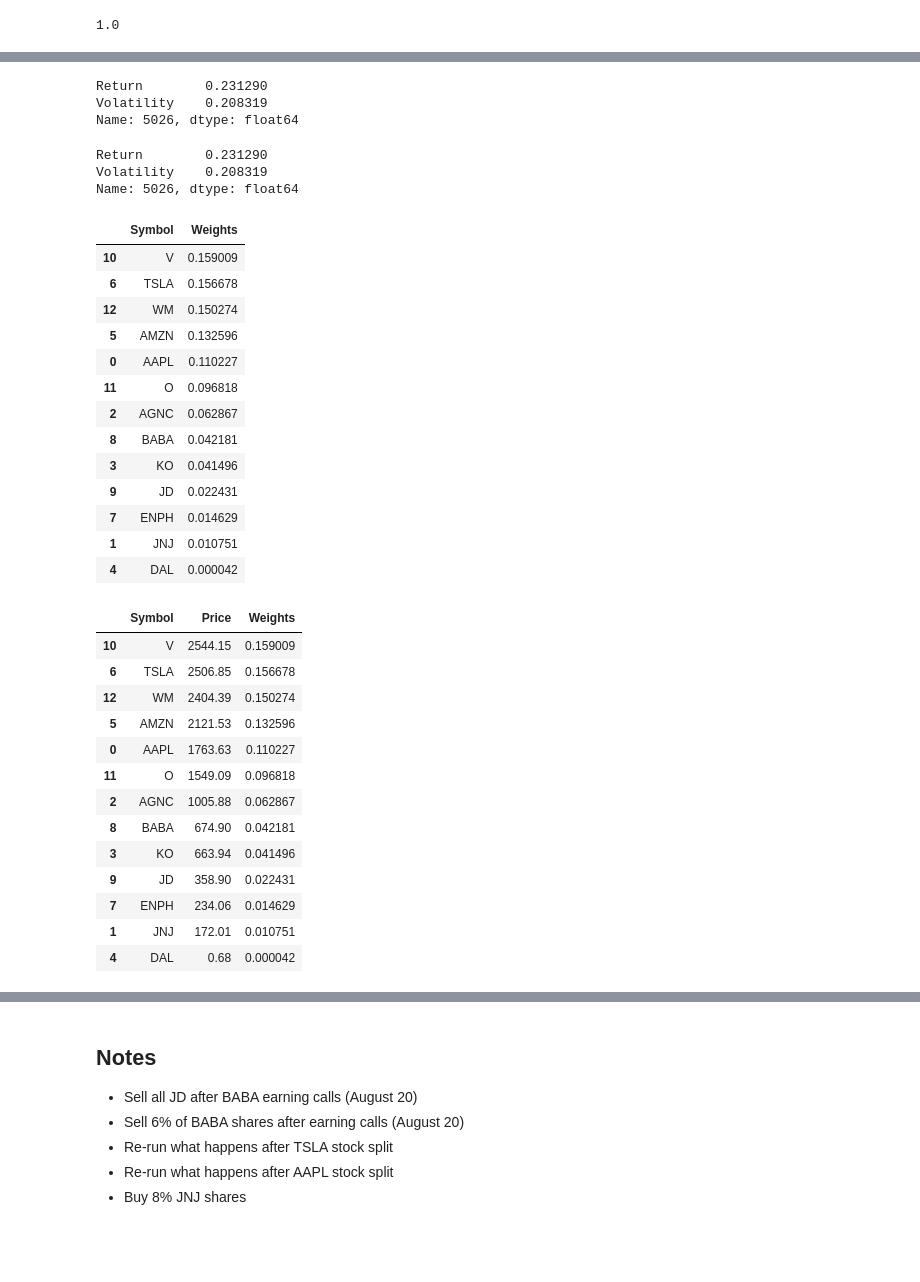
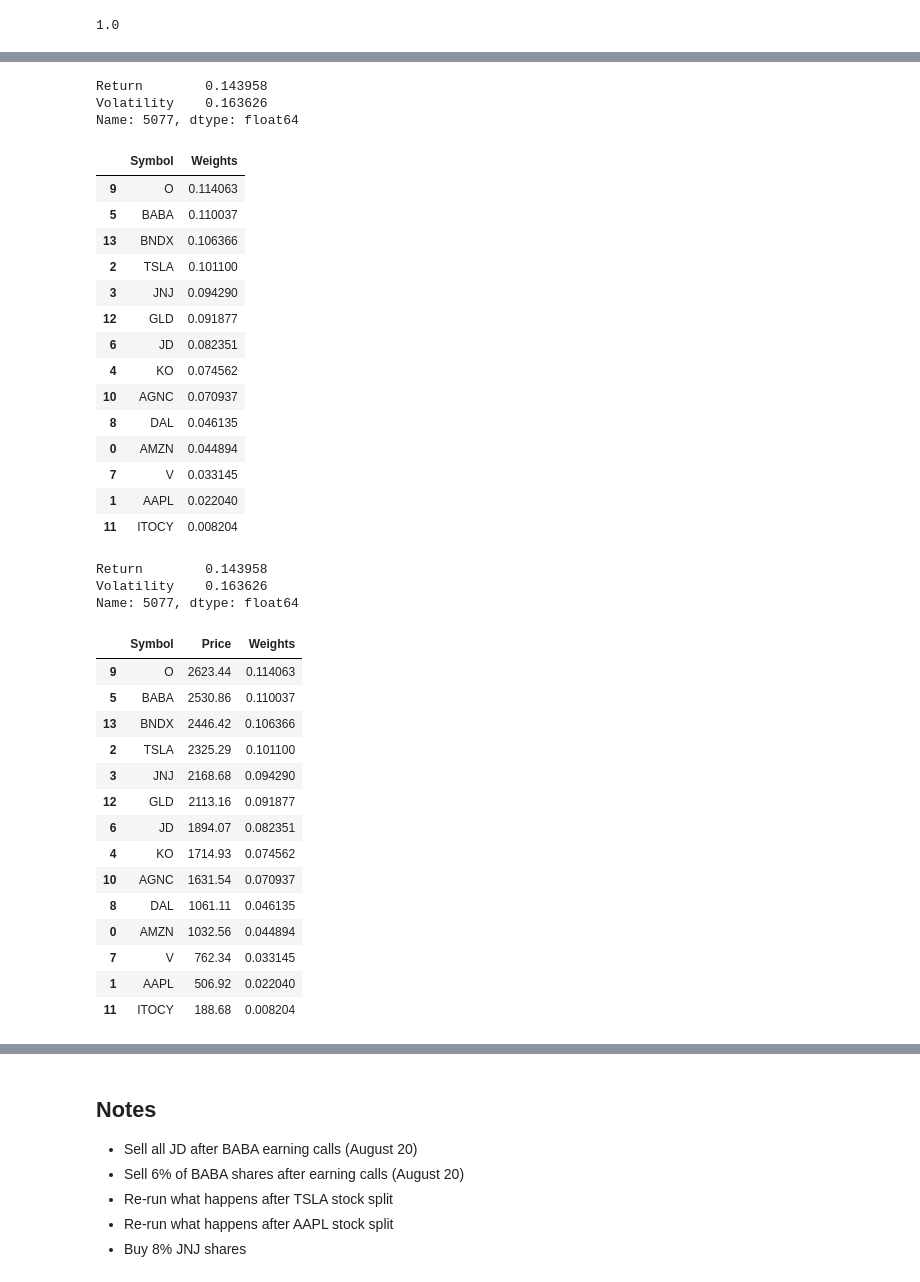
Before and after one commit to jpaguirre15/robinhood-portfolio-analysis, a Jupyter notebook: Individual Stocks.ipynb, the cells around one changed output, grey strips where cells are left out. Saved outputs shown, nothing was run; the diff lists cells and outputs as text; code cells hidden in the pictures; blank space fills up the shorter version.

```diff
--- a/Individual Stocks.ipynb
+++ b/Individual Stocks.ipynb
@@ -11,8 +11,8 @@ from pandas_datareader import data as wb
 %matplotlib inline
 # %%
 # Collect historical prices by Yahoo! Finance est. 2000
-tickers = ['AAPL', 'JNJ', 'AGNC', 'KO', 'DAL', 'AMZN', 'TSLA', 'ENPH',
-        'BABA', 'JD', 'V', 'O', 'WM']
+tickers = ['AMZN', 'AAPL', 'TSLA', 'JNJ', 'KO', 'BABA', 'JD', 'V', 'DAL', 'O',
+        'AGNC', 'ITOCY','GLD', 'BNDX']
 start_date = '2000-01-01'
 historical_data = pd.DataFrame()
 for t in tickers:
@@ -305,13 +313,9 @@ pflio_scenarios.tail()
 # %%
 for i in range(10000):
-    if pflio_scenarios['Return'][i] >= 0.23 and pflio_scenarios['Volatility'][i] <= 0.21:
+    if pflio_scenarios['Return'][i] >= 0.21 and pflio_scenarios['Volatility'][i] <= 0.18:
         print(pflio_scenarios.iloc[i])
-# %% [output]
-Return        0.231290
-Volatility    0.208319
-Name: 5026, dtype: float64
 # %%
-index = 5026
+index = 5077
 pfolio_wei2 = []
 tickers2 = []
 tickers2 = np.array(tickers)
@@ -325,23 +329,24 @@ ideal_portfolio = pd.concat([tickers_df, weights_df], axis=1)
 ideal_portfolio = ideal_portfolio.sort_values('Weights', ascending=False)
 ideal_portfolio
 # %% [output]
-Return        0.231290
-Volatility    0.208319
-Name: 5026, dtype: float64
+Return        0.143958
+Volatility    0.163626
+Name: 5077, dtype: float64
 |  | Symbol | Weights |
-| 10 | V | 0.159009 |
-| 6 | TSLA | 0.156678 |
-| 12 | WM | 0.150274 |
-| 5 | AMZN | 0.132596 |
-| 0 | AAPL | 0.110227 |
-| 11 | O | 0.096818 |
-| 2 | AGNC | 0.062867 |
-| 8 | BABA | 0.042181 |
-| 3 | KO | 0.041496 |
-| 9 | JD | 0.022431 |
-| 7 | ENPH | 0.014629 |
-| 1 | JNJ | 0.010751 |
-| 4 | DAL | 0.000042 |
+| 9 | O | 0.114063 |
+| 5 | BABA | 0.110037 |
+| 13 | BNDX | 0.106366 |
+| 2 | TSLA | 0.101100 |
+| 3 | JNJ | 0.094290 |
+| 12 | GLD | 0.091877 |
+| 6 | JD | 0.082351 |
+| 4 | KO | 0.074562 |
+| 10 | AGNC | 0.070937 |
+| 8 | DAL | 0.046135 |
+| 0 | AMZN | 0.044894 |
+| 7 | V | 0.033145 |
+| 1 | AAPL | 0.022040 |
+| 11 | ITOCY | 0.008204 |
 # %%
 # Calculate Weighted Returns
 weights = np.array([pflio_wei2])
@@ -349,30 +354,37 @@ weighted_returns = ( weights * returns)
 # %%
 #pflio_wei2
 # %%
-capital = 16000
+capital = 23000
 price = []
+
+print(pflio_scenarios.iloc[index])
+
 for i in range(len(pflio_wei2)):
     price.append(round(capital*pflio_wei2[i],2))
 price = np.array(price)
 price_portfolio = pd.DataFrame({'Price':price})
 ideal_portfolio = pd.concat([tickers_df, price_portfolio, weights_df], axis=1)
 ideal_portfolio = ideal_portfolio.sort_values('Price', ascending=False)
 ideal_portfolio
 # %% [output]
+Return        0.143958
+Volatility    0.163626
+Name: 5077, dtype: float64
 |  | Symbol | Price | Weights |
-| 10 | V | 2544.15 | 0.159009 |
-| 6 | TSLA | 2506.85 | 0.156678 |
-| 12 | WM | 2404.39 | 0.150274 |
-| 5 | AMZN | 2121.53 | 0.132596 |
-| 0 | AAPL | 1763.63 | 0.110227 |
-| 11 | O | 1549.09 | 0.096818 |
-| 2 | AGNC | 1005.88 | 0.062867 |
-| 8 | BABA | 674.90 | 0.042181 |
-| 3 | KO | 663.94 | 0.041496 |
-| 9 | JD | 358.90 | 0.022431 |
-| 7 | ENPH | 234.06 | 0.014629 |
-| 1 | JNJ | 172.01 | 0.010751 |
-| 4 | DAL | 0.68 | 0.000042 |
+| 9 | O | 2623.44 | 0.114063 |
+| 5 | BABA | 2530.86 | 0.110037 |
+| 13 | BNDX | 2446.42 | 0.106366 |
+| 2 | TSLA | 2325.29 | 0.101100 |
+| 3 | JNJ | 2168.68 | 0.094290 |
+| 12 | GLD | 2113.16 | 0.091877 |
+| 6 | JD | 1894.07 | 0.082351 |
+| 4 | KO | 1714.93 | 0.074562 |
+| 10 | AGNC | 1631.54 | 0.070937 |
+| 8 | DAL | 1061.11 | 0.046135 |
+| 0 | AMZN | 1032.56 | 0.044894 |
+| 7 | V | 762.34 | 0.033145 |
+| 1 | AAPL | 506.92 | 0.022040 |
+| 11 | ITOCY | 188.68 | 0.008204 |
 # %%
 # Calculating Diversifiable and Non-Diversifiable
 
```
Also changed, not shown: parts of 20 cells of this notebook, 5 other files.
